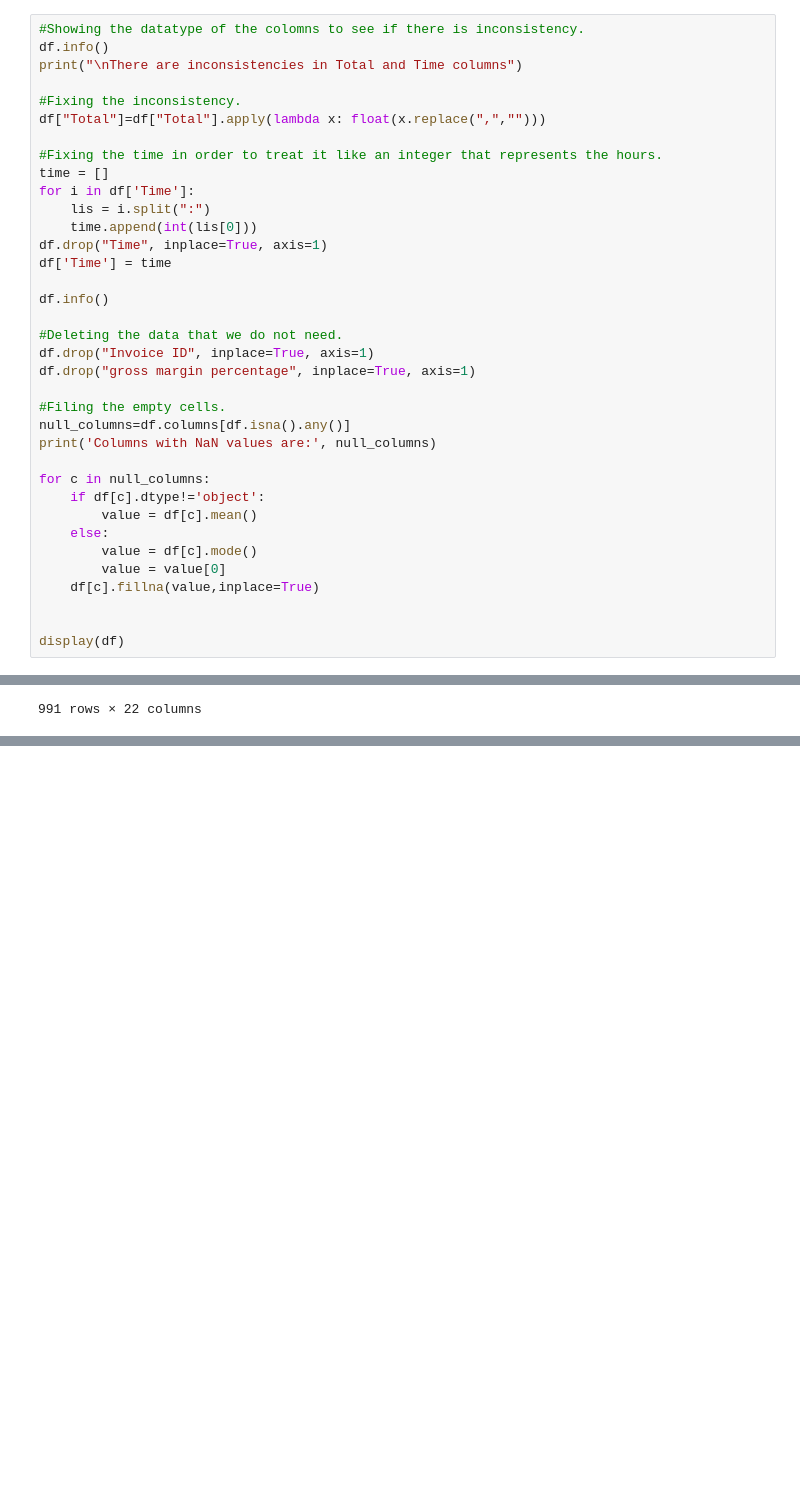
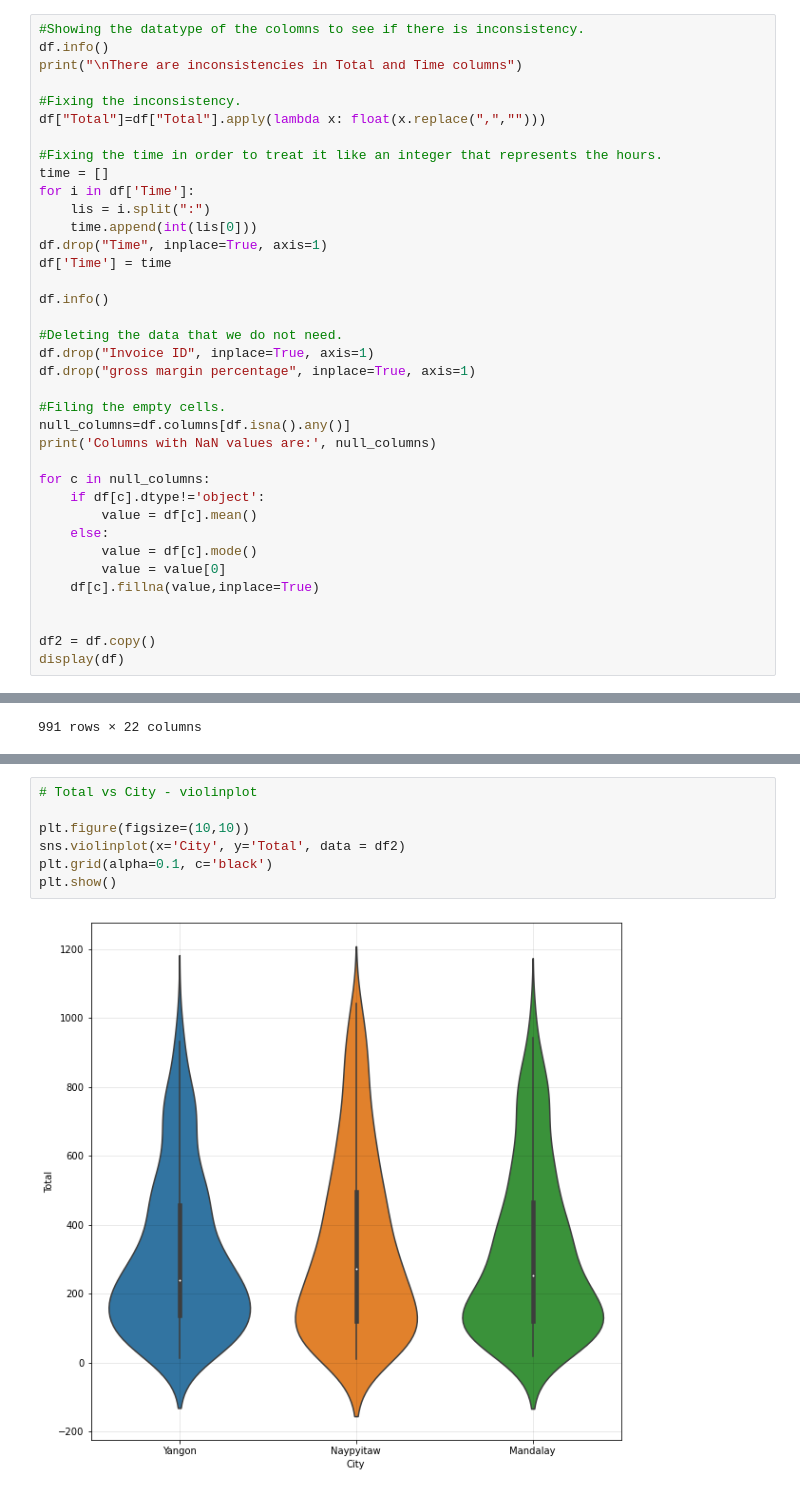
Before and after one commit to ABDULMOHSEEN-AlAli/ISE291_Project, a Jupyter notebook: Project/Supermarket_Sales_Project.ipynb, the cells around one changed output, grey strips where cells are left out. Cells and saved outputs as stored; diff of their text form; blank space fills up the shorter version.

Commit message:
Part3 iii, iv - enhanced graphs

```diff
--- a/Project/Supermarket_Sales_Project.ipynb
+++ b/Project/Supermarket_Sales_Project.ipynb
@@ -90,6 +90,7 @@ for c in null_columns:
     df[c].fillna(value,inplace=True)
 
 
+df2 = df.copy()
 display(df)
 # %% [output]
 <class 'pandas.core.frame.DataFrame'>
@@ -201,0 +205,9 @@ Memeber is represented as 0 and normal is represented as 1
+# %%
+# Total vs City - violinplot
+
+plt.figure(figsize=(10,10))
+sns.violinplot(x='City', y='Total', data = df2)
+plt.grid(alpha=0.1, c='black')
+plt.show()
+# %% [output]
+[figure, added]
```
Also changed, not shown: parts of 14 cells of this notebook.
